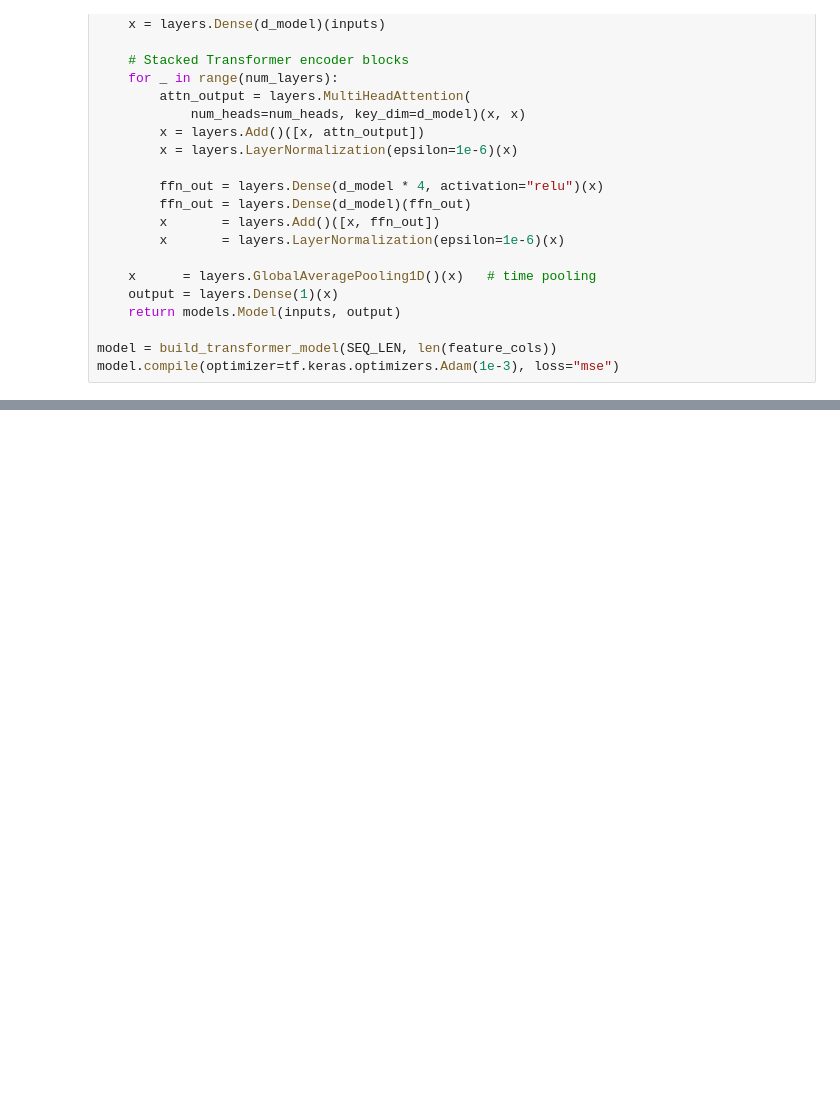
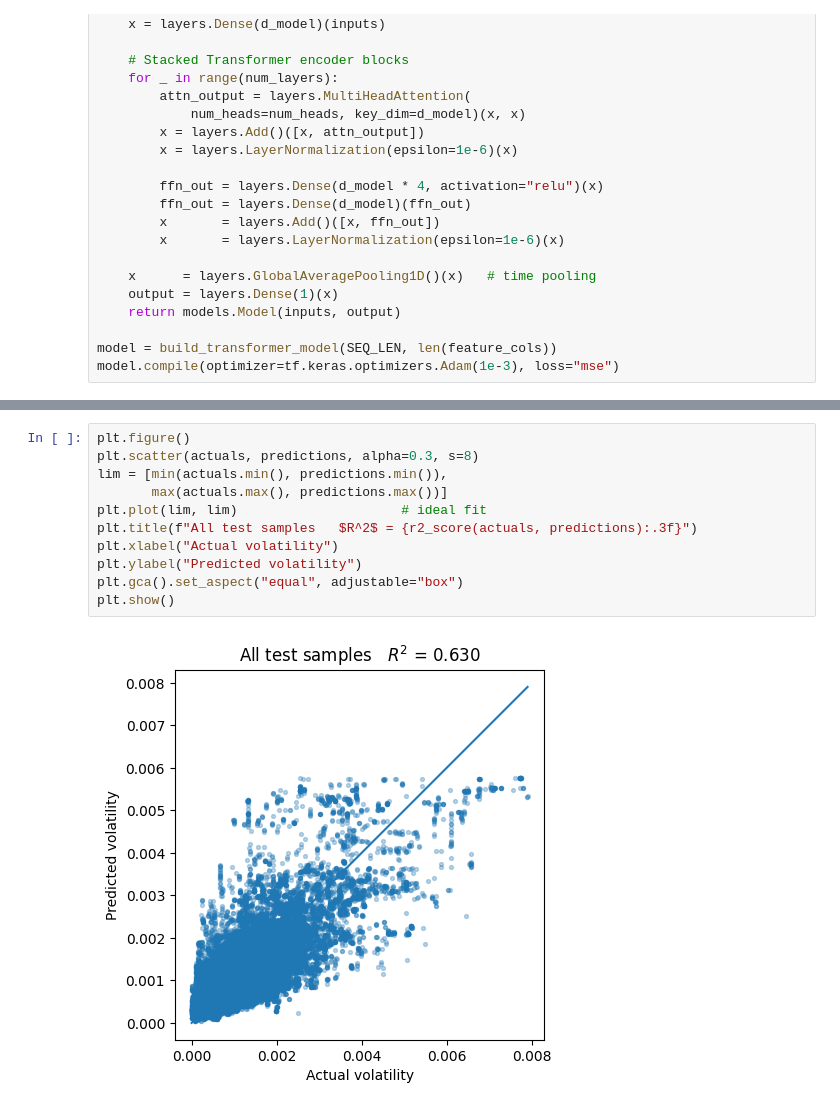
Before and after one commit to Ayush-Singh-31/Optiver-07, a Jupyter notebook: Models/Transformer-based.ipynb, the cells around one changed output, grey strips where cells are left out. Drawn from its saved outputs; the diff is of its cells as text; blank space fills up the shorter version.

```diff
--- a/Models/Transformer-based.ipynb
+++ b/Models/Transformer-based.ipynb
@@ -199,0 +208,13 @@ plt.show()
+# %%
+plt.figure()
+plt.scatter(actuals, predictions, alpha=0.3, s=8)
+lim = [min(actuals.min(), predictions.min()),
+       max(actuals.max(), predictions.max())]
+plt.plot(lim, lim)                     # ideal fit
+plt.title(f"All test samples   $R^2$ = {r2_score(actuals, predictions):.3f}")
+plt.xlabel("Actual volatility")
+plt.ylabel("Predicted volatility")
+plt.gca().set_aspect("equal", adjustable="box")
+plt.show()
+# %% [output]
+[figure, added]
```
Also changed, not shown: parts of 9 cells of this notebook, 3 other files.
